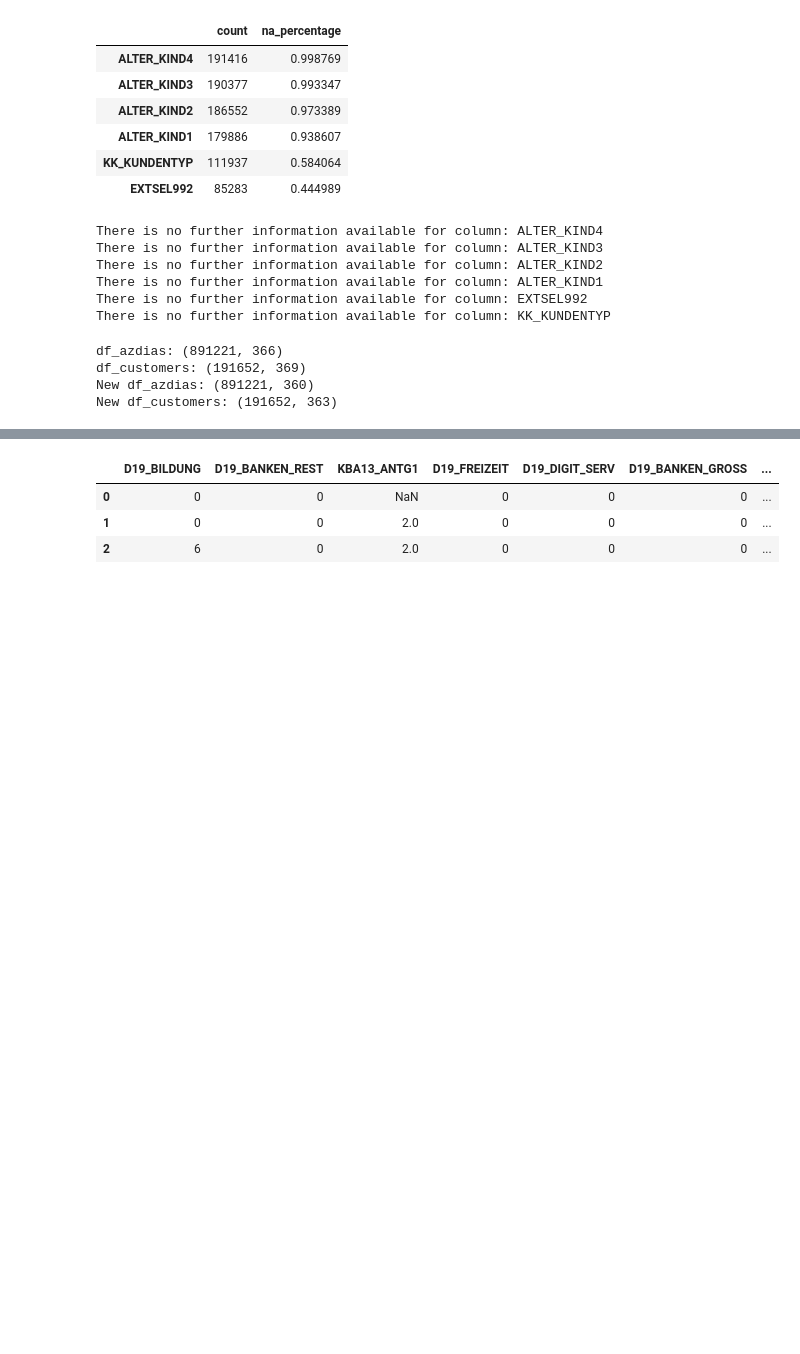
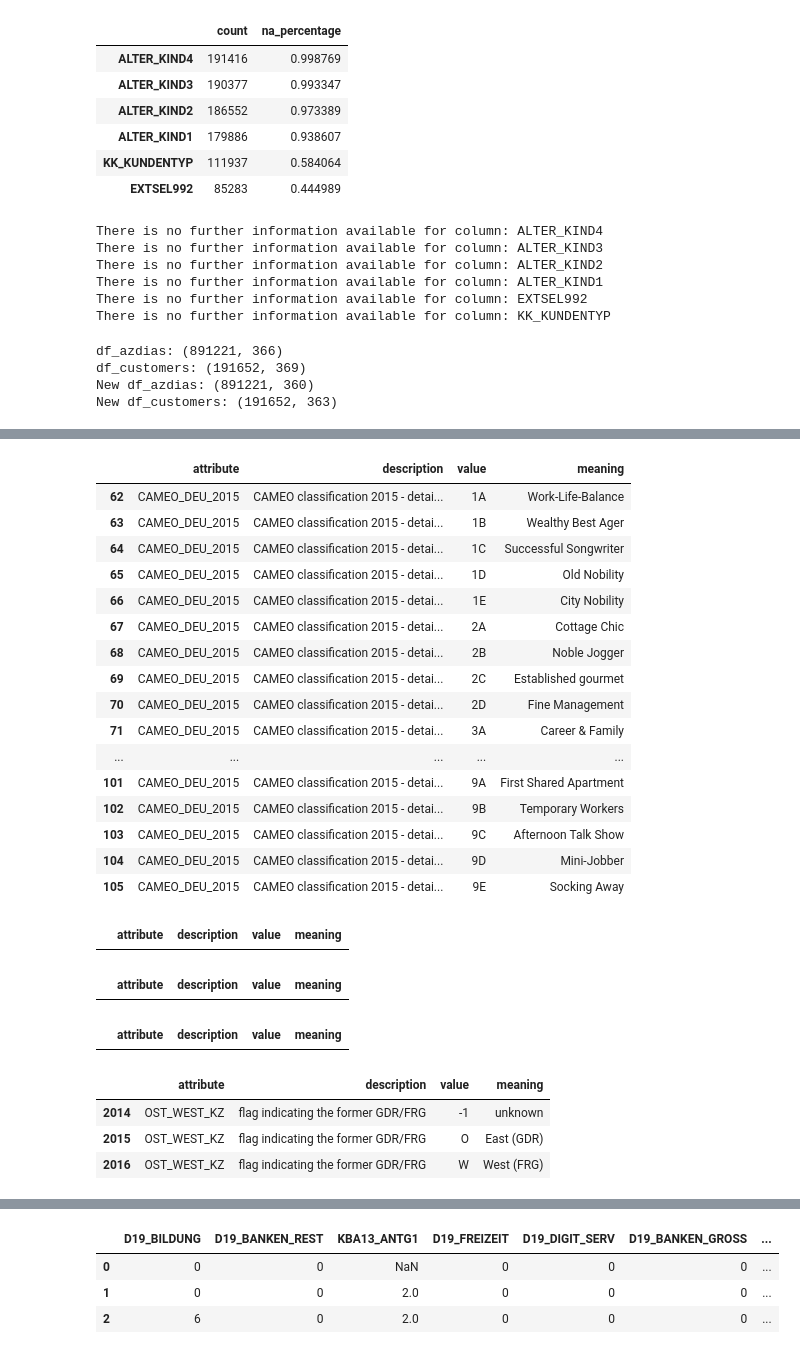
Before and after one commit to TobiPrae/customer_segmentation, a Jupyter notebook: CustomerSegmentation.ipynb, the cells around one changed output, grey strips where cells are left out. Cells and saved outputs as stored; diff of their text form; code cells hidden in the pictures; blank space fills up the shorter version.

```diff
--- a/CustomerSegmentation.ipynb
+++ b/CustomerSegmentation.ipynb
@@ -212,0 +710,39 @@ New df_customers: (191652, 363)
+# %%
+df_attributes_values.loc[df_attributes_values["attribute"] == "CAMEO_DEU_2015"]
+# %% [output]
+|  | attribute | description | value | meaning |
+| 62 | CAMEO_DEU_2015 | CAMEO classification 2015 - detai... | 1A | Work-Life-Balance |
+| 63 | CAMEO_DEU_2015 | CAMEO classification 2015 - detai... | 1B | Wealthy Best Ager |
+| 64 | CAMEO_DEU_2015 | CAMEO classification 2015 - detai... | 1C | Successful Songwriter |
+| 65 | CAMEO_DEU_2015 | CAMEO classification 2015 - detai... | 1D | Old Nobility |
+| 66 | CAMEO_DEU_2015 | CAMEO classification 2015 - detai... | 1E | City Nobility |
+| 67 | CAMEO_DEU_2015 | CAMEO classification 2015 - detai... | 2A | Cottage Chic |
+| 68 | CAMEO_DEU_2015 | CAMEO classification 2015 - detai... | 2B | Noble Jogger |
+| 69 | CAMEO_DEU_2015 | CAMEO classification 2015 - detai... | 2C | Established gourmet |
+| 70 | CAMEO_DEU_2015 | CAMEO classification 2015 - detai... | 2D | Fine Management |
+| 71 | CAMEO_DEU_2015 | CAMEO classification 2015 - detai... | 3A | Career & Family |
+| ... | ... | ... | ... | ... |
+| 101 | CAMEO_DEU_2015 | CAMEO classification 2015 - detai... | 9A | First Shared Apartment |
+| 102 | CAMEO_DEU_2015 | CAMEO classification 2015 - detai... | 9B | Temporary Workers |
+| 103 | CAMEO_DEU_2015 | CAMEO classification 2015 - detai... | 9C | Afternoon Talk Show |
+| 104 | CAMEO_DEU_2015 | CAMEO classification 2015 - detai... | 9D | Mini-Jobber |
+| 105 | CAMEO_DEU_2015 | CAMEO classification 2015 - detai... | 9E | Socking Away |
+# %%
+df_attributes_values.loc[df_attributes_values["attribute"] == "CAMEO_INTL_2015"]
+# %% [output]
+|  | attribute | description | value | meaning |
+# %%
+df_attributes_values.loc[df_attributes_values["attribute"] == "D19_LETZTER_KAUF_BRANCHE"]
+# %% [output]
+|  | attribute | description | value | meaning |
+# %%
+df_attributes_values.loc[df_attributes_values["attribute"] == "EINGEFUEGT_AM"]
+# %% [output]
+|  | attribute | description | value | meaning |
+# %%
+df_attributes_values.loc[df_attributes_values["attribute"] == "OST_WEST_KZ"]
+# %% [output]
+|  | attribute | description | value | meaning |
+| 2014 | OST_WEST_KZ | flag indicating the former GDR/FRG | -1 | unknown |
+| 2015 | OST_WEST_KZ | flag indicating the former GDR/FRG | O | East (GDR) |
+| 2016 | OST_WEST_KZ | flag indicating the former GDR/FRG | W | West (FRG) |
```
Also changed, not shown: parts of 56 cells of this notebook.
